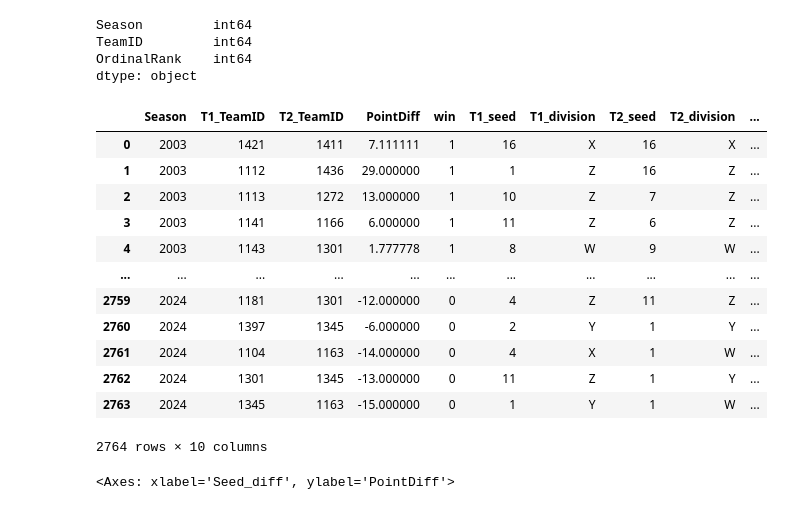
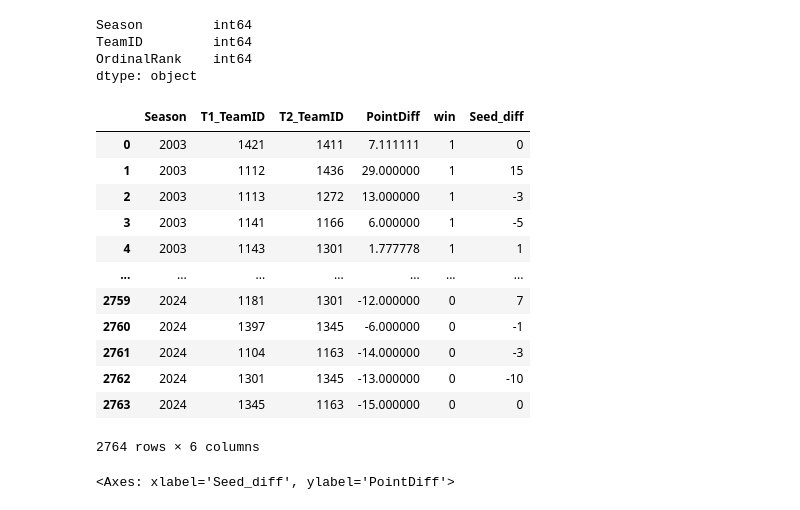
Before and after one commit to ecw70574/data_mining_course_project, a Jupyter notebook: TestingMerge.ipynb, the cells around one changed output. Drawn from its saved outputs; the diff is of its cells as text; code cells hidden in the pictures.

```diff
--- a/TestingMerge.ipynb
+++ b/TestingMerge.ipynb
@@ -201,34 +206,34 @@ dtype: object
 # %%
 # grabbing numeric part of seed and converting to int ( we still want to keep the division info)
 seeds["seed"] = seeds["Seed"].apply(lambda x: int(x[1:3]))
-seeds["division"] = seeds["Seed"].apply(lambda x: x[0])
 
-seeds_T1 = seeds[["Season", "TeamID", "seed","division"]].copy()
-seeds_T2 = seeds[["Season", "TeamID", "seed", "division"]].copy()
-seeds_T1.columns = ["Season", "T1_TeamID", "T1_seed", "T1_division"]
-seeds_T2.columns = ["Season", "T2_TeamID", "T2_seed", "T2_division"]
+seeds_T1 = seeds[["Season", "TeamID", "seed"]].copy()
+seeds_T2 = seeds[["Season", "TeamID", "seed"]].copy()
+seeds_T1.columns = ["Season", "T1_TeamID", "T1_seed"]
+seeds_T2.columns = ["Season", "T2_TeamID", "T2_seed"]
 
 # merging seeds (for each team) with tourney data
 tourney_data = tourney_data[["Season", "T1_TeamID", "T2_TeamID", "PointDiff", "win",]]
 tourney_data = pd.merge(tourney_data, seeds_T1, on=["Season", "T1_TeamID"], how="left")
 tourney_data = pd.merge(tourney_data, seeds_T2, on=["Season", "T2_TeamID"], how="left")
 tourney_data["Seed_diff"] = tourney_data["T2_seed"] - tourney_data["T1_seed"]
-
+# dont need individual seeds for each team if have difference
+tourney_data = tourney_data[["Season", "T1_TeamID", "T2_TeamID", "PointDiff", "win", "Seed_diff"]]
 display(tourney_data)
 # %% [output]
-|  | Season | T1_TeamID | T2_TeamID | PointDiff | win | T1_seed | T1_division | T2_seed | T2_division | ... |
-| 0 | 2003 | 1421 | 1411 | 7.111111 | 1 | 16 | X | 16 | X | ... |
-| 1 | 2003 | 1112 | 1436 | 29.000000 | 1 | 1 | Z | 16 | Z | ... |
-| 2 | 2003 | 1113 | 1272 | 13.000000 | 1 | 10 | Z | 7 | Z | ... |
-| 3 | 2003 | 1141 | 1166 | 6.000000 | 1 | 11 | Z | 6 | Z | ... |
-| 4 | 2003 | 1143 | 1301 | 1.777778 | 1 | 8 | W | 9 | W | ... |
-| ... | ... | ... | ... | ... | ... | ... | ... | ... | ... | ... |
-| 2759 | 2024 | 1181 | 1301 | -12.000000 | 0 | 4 | Z | 11 | Z | ... |
-| 2760 | 2024 | 1397 | 1345 | -6.000000 | 0 | 2 | Y | 1 | Y | ... |
-| 2761 | 2024 | 1104 | 1163 | -14.000000 | 0 | 4 | X | 1 | W | ... |
-| 2762 | 2024 | 1301 | 1345 | -13.000000 | 0 | 11 | Z | 1 | Y | ... |
-| 2763 | 2024 | 1345 | 1163 | -15.000000 | 0 | 1 | Y | 1 | W | ... |
+|  | Season | T1_TeamID | T2_TeamID | PointDiff | win | Seed_diff |
+| 0 | 2003 | 1421 | 1411 | 7.111111 | 1 | 0 |
+| 1 | 2003 | 1112 | 1436 | 29.000000 | 1 | 15 |
+| 2 | 2003 | 1113 | 1272 | 13.000000 | 1 | -3 |
+| 3 | 2003 | 1141 | 1166 | 6.000000 | 1 | -5 |
+| 4 | 2003 | 1143 | 1301 | 1.777778 | 1 | 1 |
+| ... | ... | ... | ... | ... | ... | ... |
+| 2759 | 2024 | 1181 | 1301 | -12.000000 | 0 | 7 |
+| 2760 | 2024 | 1397 | 1345 | -6.000000 | 0 | -1 |
+| 2761 | 2024 | 1104 | 1163 | -14.000000 | 0 | -3 |
+| 2762 | 2024 | 1301 | 1345 | -13.000000 | 0 | -10 |
+| 2763 | 2024 | 1345 | 1163 | -15.000000 | 0 | 0 |
-2764 rows × 10 columns
+2764 rows × 6 columns
 # %%
 # seed difference vs point difference (between Team 1 and Team 2)
 sns.regplot(x=tourney_data["Seed_diff"], y=tourney_data["PointDiff"], color='blue', line_kws={"color": "red"})
```
Also changed, not shown: parts of 15 cells of this notebook.
